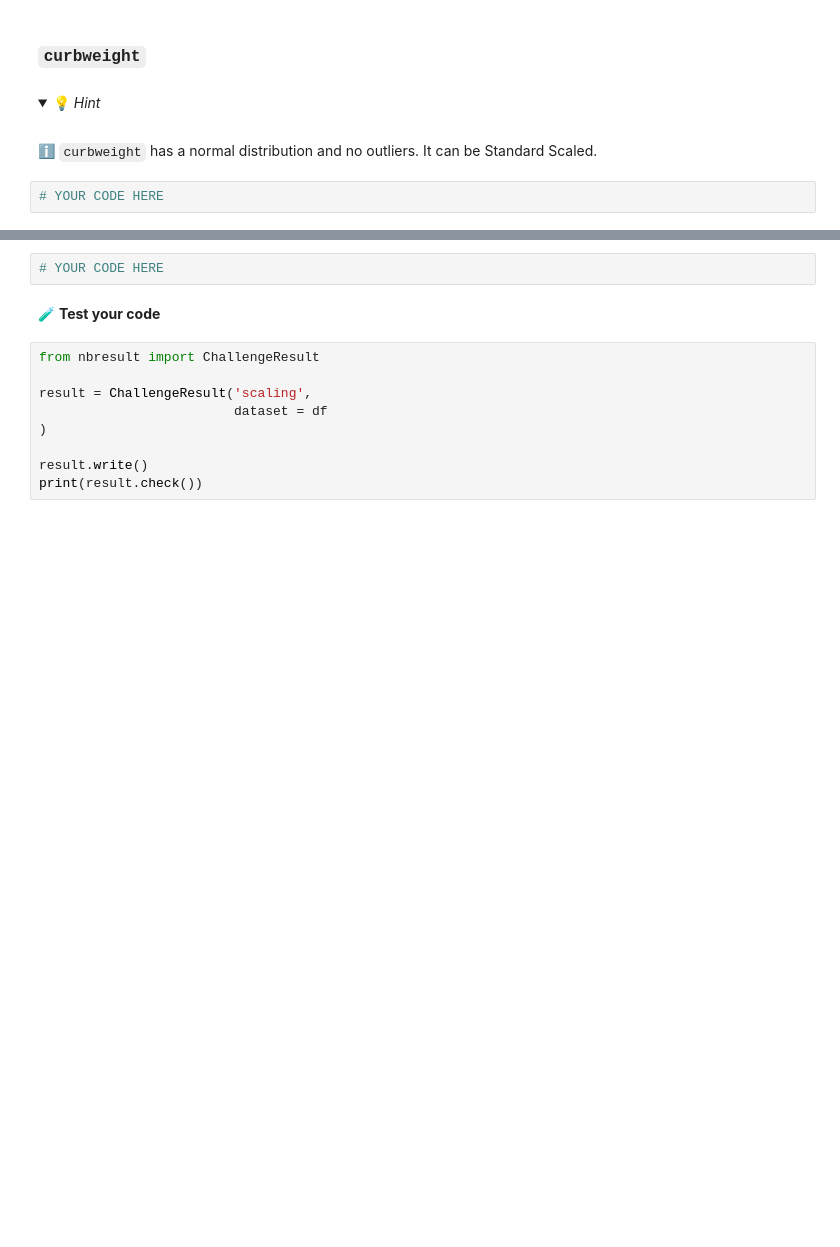
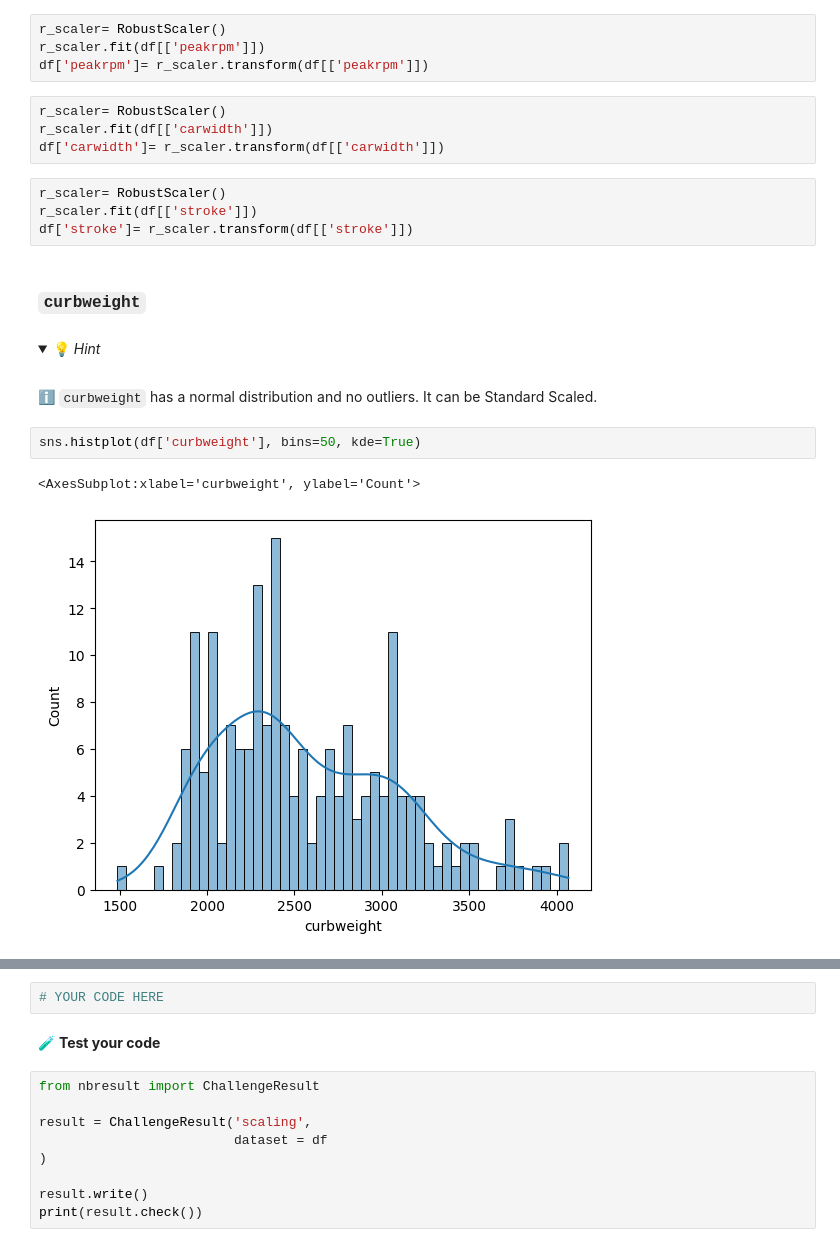
Before and after one commit to ParissaPeimaniyfard/data-car-prices, a Jupyter notebook: Car-Prices.ipynb, the cells around one changed output, grey strips where cells are left out. Cells and saved outputs as stored; diff of their text form; folded sections open; blank space fills up the shorter version.

```diff
--- a/Car-Prices.ipynb
+++ b/Car-Prices.ipynb
@@ -175,3 +227,15 @@ Replace the original columns with the transformed values.
+# %%
+r_scaler= RobustScaler()
+r_scaler.fit(df[['peakrpm']])
+df['peakrpm']= r_scaler.transform(df[['peakrpm']])
+# %%
+r_scaler= RobustScaler()
+r_scaler.fit(df[['carwidth']])
+df['carwidth']= r_scaler.transform(df[['carwidth']])
+# %%
+r_scaler= RobustScaler()
+r_scaler.fit(df[['stroke']])
+df['stroke']= r_scaler.transform(df[['stroke']])
 # %% [markdown]
 ### `curbweight`
 # %% [markdown]
@@ -180,5 +244,8 @@ Replace the original columns with the transformed values.
     <br>
     ℹ️ <code>curbweight</code> has a normal distribution and no outliers. It can be Standard Scaled.
 </details>
-# %%
-# YOUR CODE HERE
+# %%
+sns.histplot(df['curbweight'], bins=50, kde=True)
+# %% [output]
+<AxesSubplot:xlabel='curbweight', ylabel='Count'>
+[figure, added]
```
Also changed, not shown: parts of 10 cells of this notebook, 1 other file.
